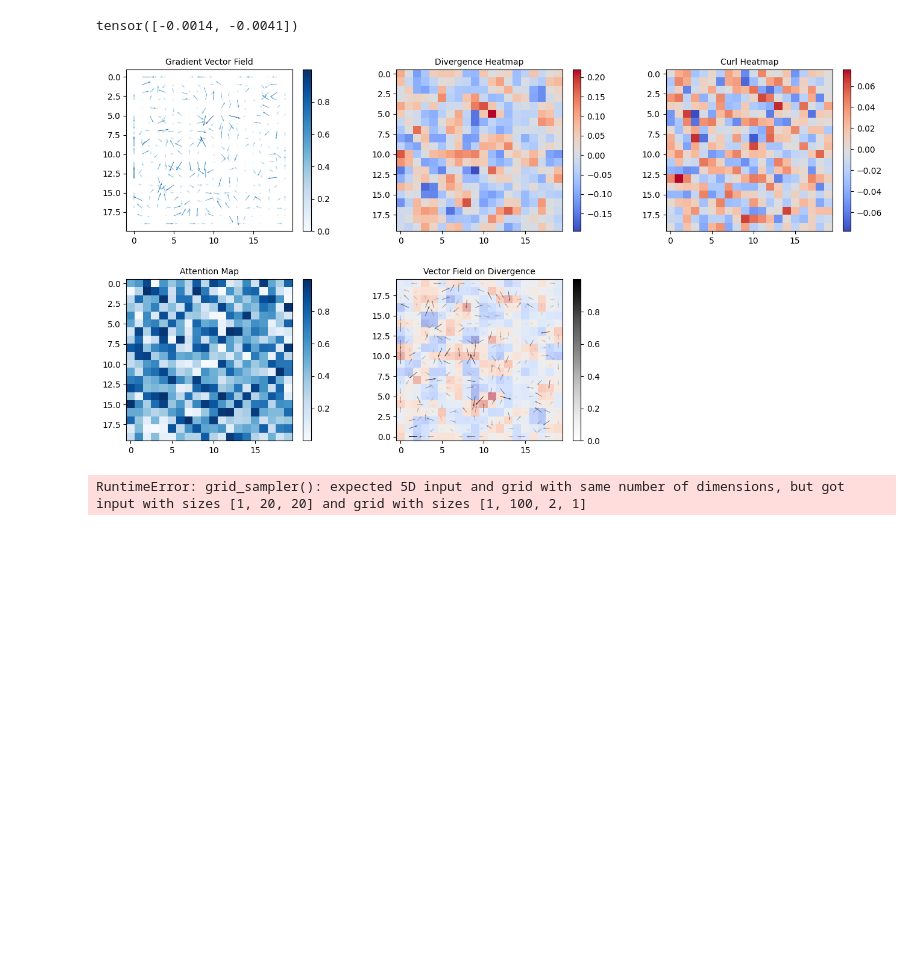
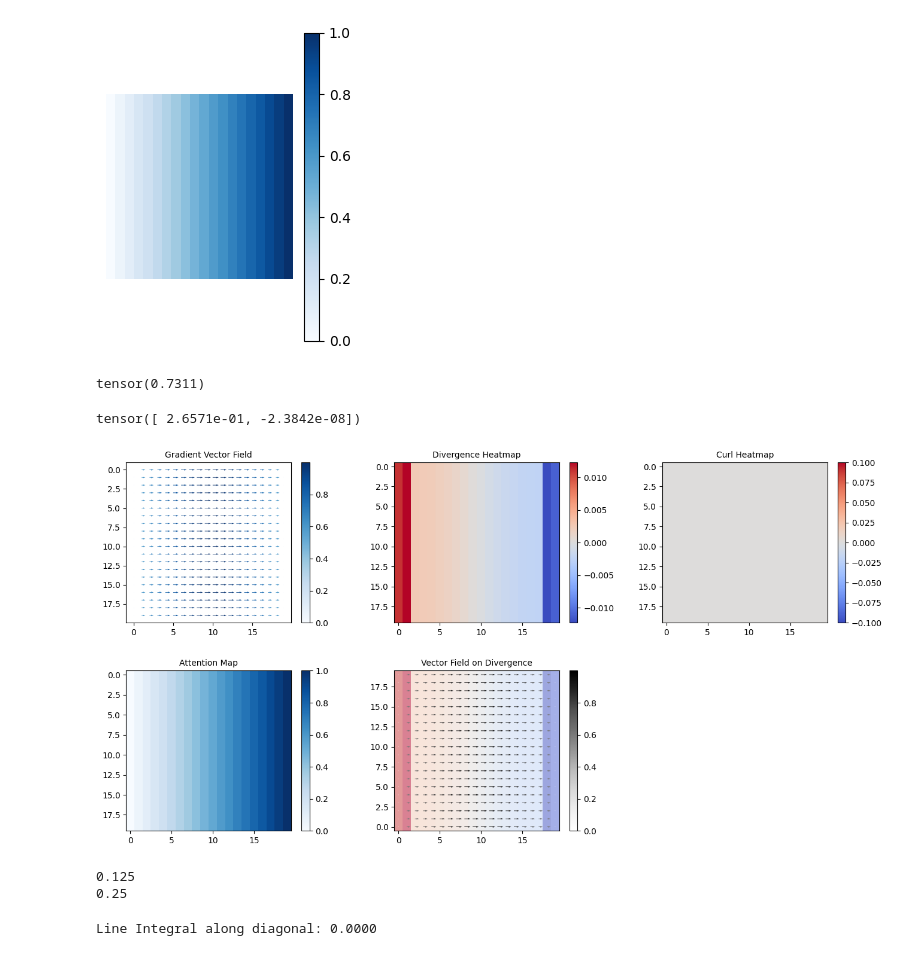
Before and after one commit to aadeoye911/CompASS, a Jupyter notebook: composition_rules.ipynb, the cells around one changed output. Cells and saved outputs as stored; diff of their text form; code cells hidden in the pictures; blank space fills up the shorter version.

```diff
--- a/composition_rules.ipynb
+++ b/composition_rules.ipynb
@@ -41,20 +36,25 @@ attn_map = generate_noise(H=H, W=W)
 # %%
-# attn_norm = minmax_normalization(attn_map)
+H, W = 20, 20
+attn_map = generate_gradient(H=H, W=W)
+# attn_map = generate_radial_pattern(H=H, W=W)
+visualise_attn(attn_map)
+
+attn_map = attn_map.to(dtype=torch.float32)
+attn_norm = minmax_normalization(attn_map)
 # attn_norm = softmax_normalization(attn_map)
-attn_map = attn_map.to(dtype=torch.float32)
-attn_norm = z_normalization(attn_map)
+# attn_norm = z_normalization(attn_map)
 
 # attn_prob = torch.exp(-(1 - attn_norm) / 2) # GAUSS METHOD
-attn_prob = torch.sigmoid(attn_norm)
-gradients = compute_gradients(attn_prob, filter="prewitt")
+# attn_prob = torch.sigmoid(attn_norm)
+attn_prob = attn_norm
+gradients = compute_gradients(attn_prob, filter="sobel")
 div, curl = compute_divergence_and_curl(gradients)
-
-
-# attn_prob = attn_map + torch.abs(torch.min(attn_norm)) # SHIFT METHOD
-# attn_prob = torch.clamp(attn_norm, min=0) # CLIP NEGATIVES
+# %% [output]
+[figure, added]
+tensor(0.7311)
 # %%
 positions = generate_grid(H, W, normalize=True, aspect_aware=True)
 centroid = compute_map_centroid(attn_prob, positions, percentile=100)
 print(centroid)
 # %% [output]
-tensor([-0.0014, -0.0041])
+tensor([ 2.6571e-01, -2.3842e-08])
@@ -138,4 +136,4 @@ def visualize_vector_field(grad_x, grad_y, divergence, curl, attn_map, step=5):
 grad = gradients.squeeze(0)
 visualize_vector_field(grad[0], grad[1], div, curl, attn_map, step=1)
 # %% [output]
-[figure, old version]
+[figure, new version]
@@ -142,16 +165,22 @@ visualize_vector_field(grad[0], grad[1], div, curl, attn_map, step=1)
+# %%
+print(0.1875 - 0.0625)
+print(0.3750 - 0.1250)
+# %% [output]
+0.125
+0.25
 # %%
 # Define a guideline path (e.g., diagonal y = x)
 t_steps = torch.linspace(-1, 1, steps=100)
 delta_x, delta_y = get_grid_step_size(H, W, uniform=True)
-x_path = t_steps * delta_x
+x_path = t_steps * 0
 y_path = t_steps * delta_y
 
 Fx, Fy = gradients[:, 0], gradients[:, 1]  # Split into components
-path_coords = torch.stack([x_path, y_path], dim=-1).view(1, -1, 1, 2).unsqueeze(-1)  # Shape [1, num_points, 1, 2]
+path_coords = torch.stack([x_path, y_path], dim=-1).view(1, -1, 1, 2)  # Shape [1, num_points, 1, 2]
 
 # Interpolate vector field at path points
-Fx_path = F.grid_sample(Fx, path_coords, align_corners=True, mode='bilinear').squeeze()
-Fy_path = F.grid_sample(Fy, path_coords, align_corners=True, mode="bilinear").squeeze()
+Fx_path = F.grid_sample(Fx.unsqueeze(0), path_coords, align_corners=True, mode='bilinear').squeeze()
+Fy_path = F.grid_sample(Fy.unsqueeze(0), path_coords, align_corners=True, mode="bilinear").squeeze()
 
 # Compute differentials along the path
 dx = torch.gradient(x_path)[0]
@@ -162,7 +191,7 @@ line_integral = torch.sum(Fx_path * dx + Fy_path * dy)
 
 print(f"Line Integral along diagonal: {line_integral.item():.4f}")
 # %% [output]
-RuntimeError: grid_sampler(): expected 5D input and grid with same number of dimensions, but got input with sizes [1, 20, 20] and grid with sizes [1, 100, 2, 1]
+Line Integral along diagonal: 0.0000
 # %%
 import torch.nn.functional as F
 
```
Also changed, not shown: parts of 6 cells of this notebook, 3 other files.
